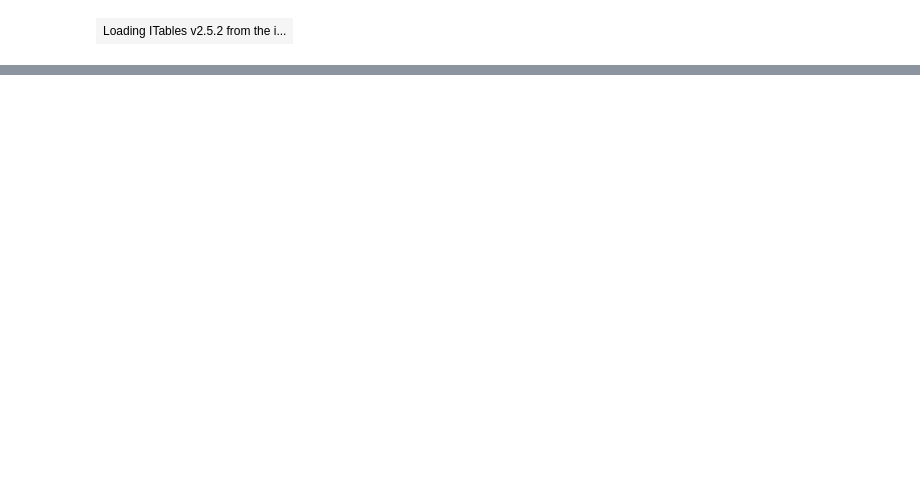
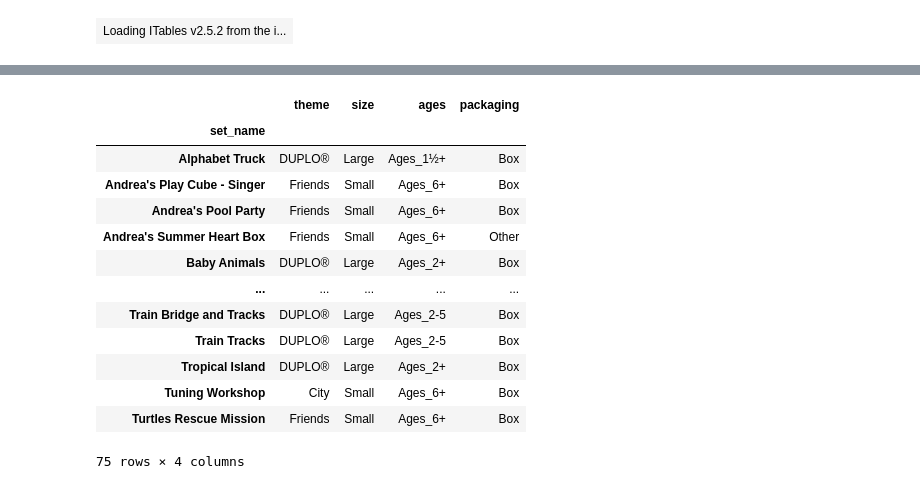
Before and after one commit to Jhawks25/DATA-101-Jackson-Hawks-Code, a Jupyter notebook: Exam 1/Untitled.ipynb, the cells around one changed output, grey strips where cells are left out. Cells and saved outputs as stored; diff of their text form; code cells hidden in the pictures; blank space fills up the shorter version.

```diff
--- a/Exam 1/Untitled.ipynb
+++ b/Exam 1/Untitled.ipynb
@@ -29,0 +105,19 @@ D.
+# %%
+# A
+columns = ['set_name','theme','size','ages','packaging']
+DF[columns].groupby('set_name').sum()
+# %% [output]
+|  | theme | size | ages | packaging |
+| set_name |  |  |  |  |
+| Alphabet Truck | DUPLO® | Large | Ages_1½+ | Box |
+| Andrea's Play Cube - Singer | Friends | Small | Ages_6+ | Box |
+| Andrea's Pool Party | Friends | Small | Ages_6+ | Box |
+| Andrea's Summer Heart Box | Friends | Small | Ages_6+ | Other |
+| Baby Animals | DUPLO® | Large | Ages_2+ | Box |
+| ... | ... | ... | ... | ... |
+| Train Bridge and Tracks | DUPLO® | Large | Ages_2-5 | Box |
+| Train Tracks | DUPLO® | Large | Ages_2-5 | Box |
+| Tropical Island | DUPLO® | Large | Ages_2+ | Box |
+| Tuning Workshop | City | Small | Ages_6+ | Box |
+| Turtles Rescue Mission | Friends | Small | Ages_6+ | Box |
+75 rows × 4 columns
```
Also changed, not shown: parts of 57 cells of this notebook.
